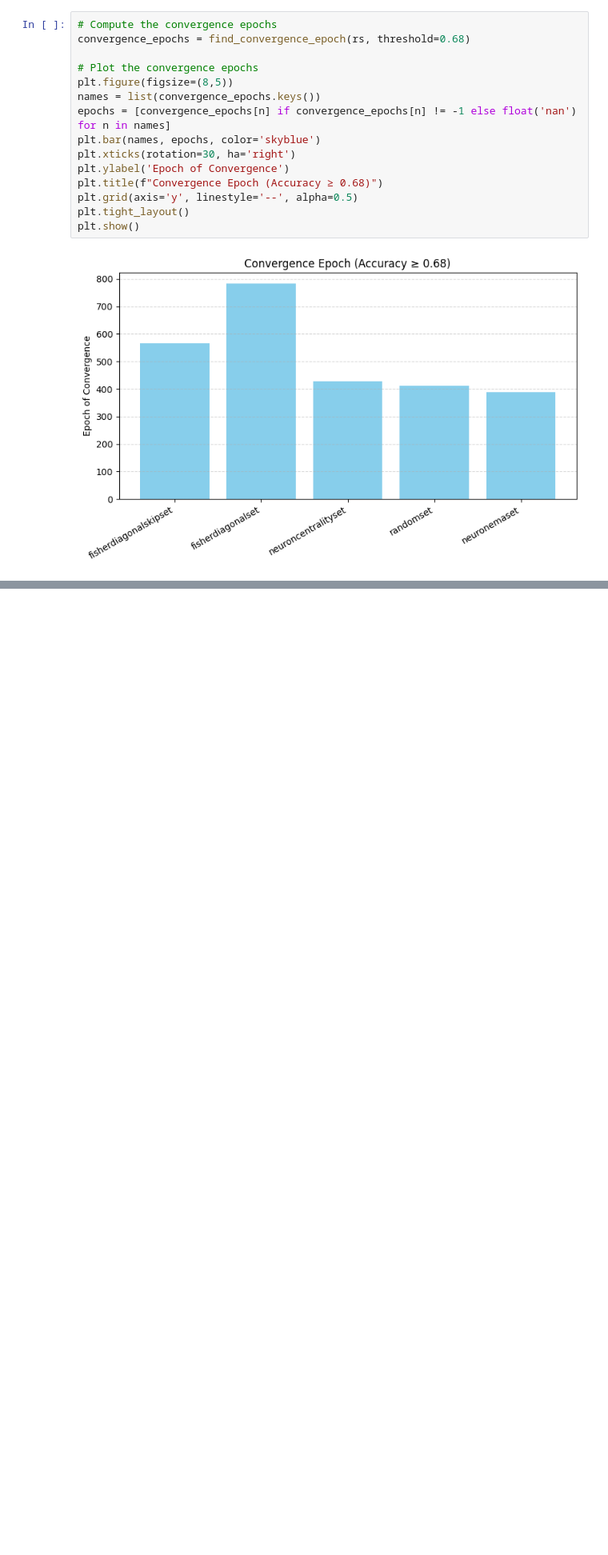
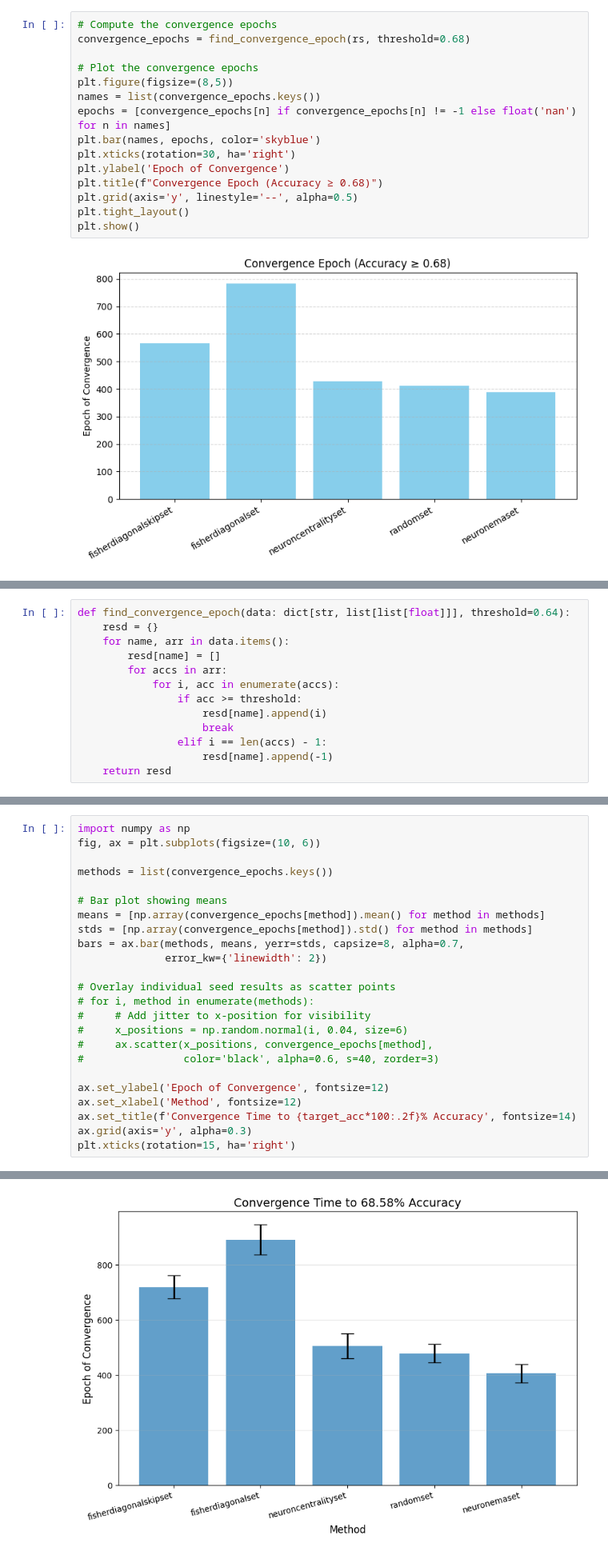
Before and after one commit to TomSchammo/set_framework, a Jupyter notebook: stats.ipynb, the cells around one changed output, grey strips where cells are left out. Shown at 80% size. Cells and saved outputs as stored; diff of their text form; blank space fills up the shorter version.

```diff
--- a/stats.ipynb
+++ b/stats.ipynb
@@ -84,0 +104,13 @@ plt.show()
+# %%
+def find_convergence_epoch(data: dict[str, list[list[float]]], threshold=0.64):
+    resd = {}
+    for name, arr in data.items():
+        resd[name] = []
+        for accs in arr:
+            for i, acc in enumerate(accs):
+                if acc >= threshold:
+                    resd[name].append(i)
+                    break
+                elif i == len(accs) - 1:
+                    resd[name].append(-1)
+    return resd
@@ -84,0 +177,25 @@ plt.show()
+# %%
+import numpy as np
+fig, ax = plt.subplots(figsize=(10, 6))
+
+methods = list(convergence_epochs.keys())
+
+# Bar plot showing means
+means = [np.array(convergence_epochs[method]).mean() for method in methods]
+stds = [np.array(convergence_epochs[method]).std() for method in methods]
+bars = ax.bar(methods, means, yerr=stds, capsize=8, alpha=0.7,
+              error_kw={'linewidth': 2})
+
+# Overlay individual seed results as scatter points
+# for i, method in enumerate(methods):
+#     # Add jitter to x-position for visibility
+#     x_positions = np.random.normal(i, 0.04, size=6)
+#     ax.scatter(x_positions, convergence_epochs[method],
+#                color='black', alpha=0.6, s=40, zorder=3)
+
+ax.set_ylabel('Epoch of Convergence', fontsize=12)
+ax.set_xlabel('Method', fontsize=12)
+ax.set_title(f'Convergence Time to {target_acc*100:.2f}% Accuracy', fontsize=14)
+ax.grid(axis='y', alpha=0.3)
+plt.xticks(rotation=15, ha='right')
+# %% [output]
@@ -84,0 +208 @@ plt.show()
+[figure, added]
```
Also changed, not shown: parts of 7 cells of this notebook.
